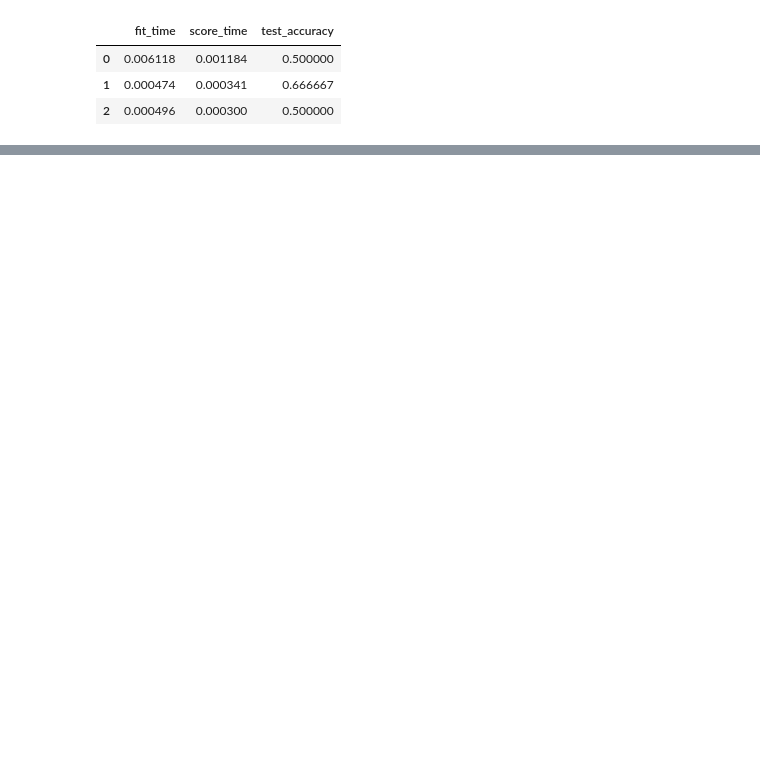
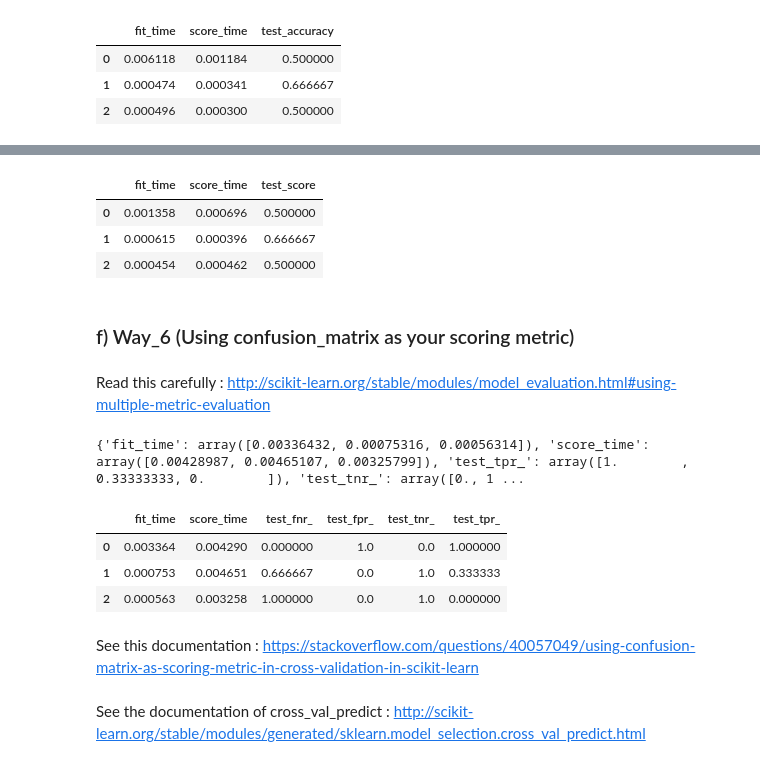
Before and after one commit to dagarh/Applied_, a Jupyter notebook: Naive_Bayes/PracticeWorksheet1.ipynb, the cells around one changed output, grey strips where cells are left out. Saved outputs shown, nothing was run; the diff lists cells and outputs as text; code cells hidden in the pictures; blank space fills up the shorter version.

Commit message:
Naive Bayes practice

```diff
--- a/Naive_Bayes/PracticeWorksheet1.ipynb
+++ b/Naive_Bayes/PracticeWorksheet1.ipynb
@@ -447,0 +543,14 @@ pd.DataFrame(dict_of_scores)
+# %%
+# I will get this type of dictionary for each fold
+pd.DataFrame(dict_of_scores)
+# So for every value of hyperparameter, I will get k(equal to folds) values of each of the scores' string mentioned
+# as a parameter of scoring in the form of dictionary.
+# %% [output]
+|  | fit_time | score_time | test_score |
+| 0 | 0.001358 | 0.000696 | 0.500000 |
+| 1 | 0.000615 | 0.000396 | 0.666667 |
+| 2 | 0.000454 | 0.000462 | 0.500000 |
+# %% [markdown]
+### f) Way_6 (Using confusion_matrix as your scoring metric)
+# %% [markdown]
+Read this carefully : http://scikit-learn.org/stable/modules/model_evaluation.html#using-multiple-metric-evaluation
@@ -447,0 +566,16 @@ pd.DataFrame(dict_of_scores)
+# %%
+from sklearn.metrics import confusion_matrix
+
+def get_p(y_true,y_pred):
+    return confusion_matrix(y_true,y_pred)[1,0] + confusion_matrix(y_true,y_pred)[1,1]
+
+def get_n(y_true,y_pred):
+    return confusion_matrix(y_true,y_pred)[0,0] + confusion_matrix(y_true,y_pred)[0,1]
+
+def tpr(y_true, y_pred): return confusion_matrix(y_true, y_pred)[1, 1]/get_p(y_true,y_pred)
+def tnr(y_true, y_pred): return confusion_matrix(y_true, y_pred)[0, 0]/get_n(y_true,y_pred)
+def fpr(y_true, y_pred): return confusion_matrix(y_true, y_pred)[0, 1]/get_n(y_true,y_pred)
+def fnr(y_true, y_pred): return confusion_matrix(y_true, y_pred)[1, 0]/get_p(y_true,y_pred)
+
+scoring = {'tpr_' : make_scorer(tpr), 'tnr_' : make_scorer(tnr),
+           'fpr_' : make_scorer(fpr), 'fnr_' : make_scorer(fnr)}
@@ -447,0 +588,33 @@ pd.DataFrame(dict_of_scores)
+# %%
+for alpha_i in [2.2]: # you_can_give_lot_of_values_of_alpha
+
+    naive_clf = BernoulliNB(alpha=1, binarize=None, class_prior=None, fit_prior=True)
+
+    weight_vector_y_1 = compute_sample_weight(class_weight='balanced', y=y_1, indices=None)
+
+    dict_of_scores = cross_validate(naive_clf,X_1,y_1,scoring=scoring \
+                        ,cv=3,fit_params= {'sample_weight': weight_vector_y_1},return_train_score=False)
+    # could have used loss if I wanted that
+
+    # I set return_train_score as False, since I did not want train_score for any of the scoring metric defined.
+
+    # here in cross_validate, we have multiple options in case of scoring and cv
+
+    # If you want loss then make greater_is_better = False, so it would just invert the sign of score(profit) to
+    # make it a loss
+
+    print(dict_of_scores)
+# %% [output]
+{'fit_time': array([0.00336432, 0.00075316, 0.00056314]), 'score_time': array([0.00428987, 0.00465107, 0.00325799]), 'test_tpr_': array([1.        , 0.33333333, 0.        ]), 'test_tnr_': array([0., 1 ...
+# %%
+# I will get this type of dictionary for each fold
+pd.DataFrame(dict_of_scores)
+# So for every value of hyperparameter, I will get k(equal to folds) values of each of the scores' string mentioned
+# as a parameter of scoring in the form of dictionary.
+# %% [output]
+|  | fit_time | score_time | test_fnr_ | test_fpr_ | test_tnr_ | test_tpr_ |
+| 0 | 0.003364 | 0.004290 | 0.000000 | 1.0 | 0.0 | 1.000000 |
+| 1 | 0.000753 | 0.004651 | 0.666667 | 0.0 | 1.0 | 0.333333 |
+| 2 | 0.000563 | 0.003258 | 1.000000 | 0.0 | 1.0 | 0.000000 |
+# %% [markdown]
+See this documentation : https://stackoverflow.com/questions/40057049/using-confusion-matrix-as-scoring-metric-in-cross-validation-in-scikit-learn
@@ -447,0 +630,2 @@ pd.DataFrame(dict_of_scores)
+# %% [markdown]
+See the documentation of cross_val_predict : http://scikit-learn.org/stable/modules/generated/sklearn.model_selection.cross_val_predict.html
```
Also changed, not shown: parts of 19 cells of this notebook.
